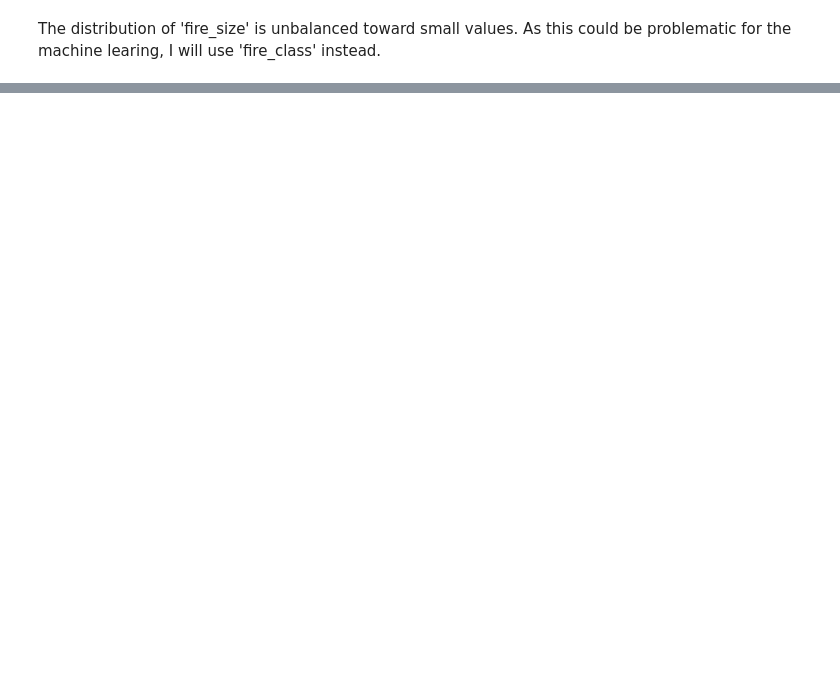
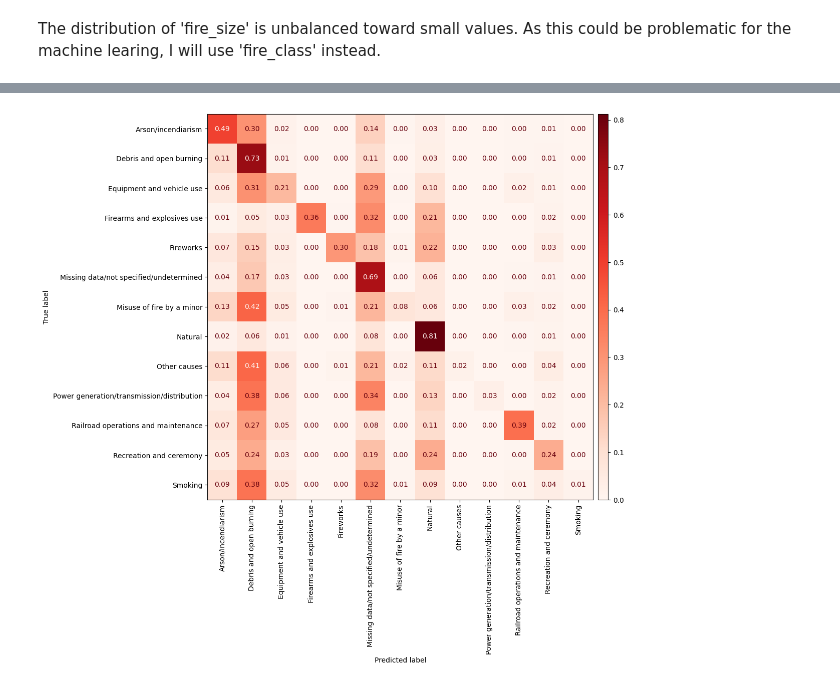
Before and after one commit to t-lambert/2.3-Millions-US-Wildfires, a Jupyter notebook: 4_Predictions.ipynb, the cells around one changed output, grey strips where cells are left out. Saved outputs shown, nothing was run; the diff lists cells and outputs as text; code cells hidden in the pictures; blank space fills up the shorter version.

Commit message:
Kaggle Notebook | 2.3M Wildfires - 4 - Predictions | Version 1

```diff
--- a/4_Predictions.ipynb
+++ b/4_Predictions.ipynb
@@ -85,0 +84,2 @@ Finally, I have to decide either 'fire_size' or 'fire_class' to be used.
+# %%
+df['disc_month'] = df['disc_date'].dt.month_name()
@@ -114,0 +131,14 @@ Name: cause, Length: 2255905, dtype: object
+# %%
+import time
+
+from sklearn.ensemble import RandomForestClassifier
+
+startTime = time.time()
+# clf_rf = RandomForestClassifier(n_jobs=-1, min_samples_leaf=10, max_depth=120, n_estimators=320, criterion = 'entropy')
+clf_rf = RandomForestClassifier(n_jobs=-1, min_samples_leaf=10, max_depth=120, n_estimators=50)
+clf_rf.fit(X_train, y_train)
+
+print('Score on train subset', clf_rf.score(X_train, y_train))
+print('Score on test subset', clf_rf.score(X_test, y_test))
+
+print(time.time() - startTime)
@@ -114,0 +149,10 @@ Name: cause, Length: 2255905, dtype: object
+# %%
+from sklearn.metrics import classification_report
+
+y_pred_rf = clf_rf.predict(X_test)
+
+print(classification_report(y_test,
+                            y_pred_rf,
+                            target_names=le.inverse_transform(np.arange(labels.nunique()))
+                           )
+     )
@@ -114,0 +179,18 @@ Name: cause, Length: 2255905, dtype: object
+# %%
+from sklearn.metrics import ConfusionMatrixDisplay
+
+fig, ax = plt.subplots(figsize=(10,10))
+
+cmp = ConfusionMatrixDisplay.from_predictions(y_test, y_pred_rf,
+                                              display_labels = le.inverse_transform(np.arange(labels.nunique())),
+                                              normalize = 'true',
+                                              xticks_rotation='vertical',
+                                              cmap=plt.cm.Reds,
+                                              values_format = '.2f',
+                                              ax=ax,
+                                              colorbar=False)
+
+cax = fig.add_axes([ax.get_position().x1+0.01,ax.get_position().y0,0.02,ax.get_position().height])
+plt.colorbar(cmp.im_,  cax=cax);
+# %% [output]
+[figure, added]
```
Also changed, not shown: parts of 9 cells of this notebook.
